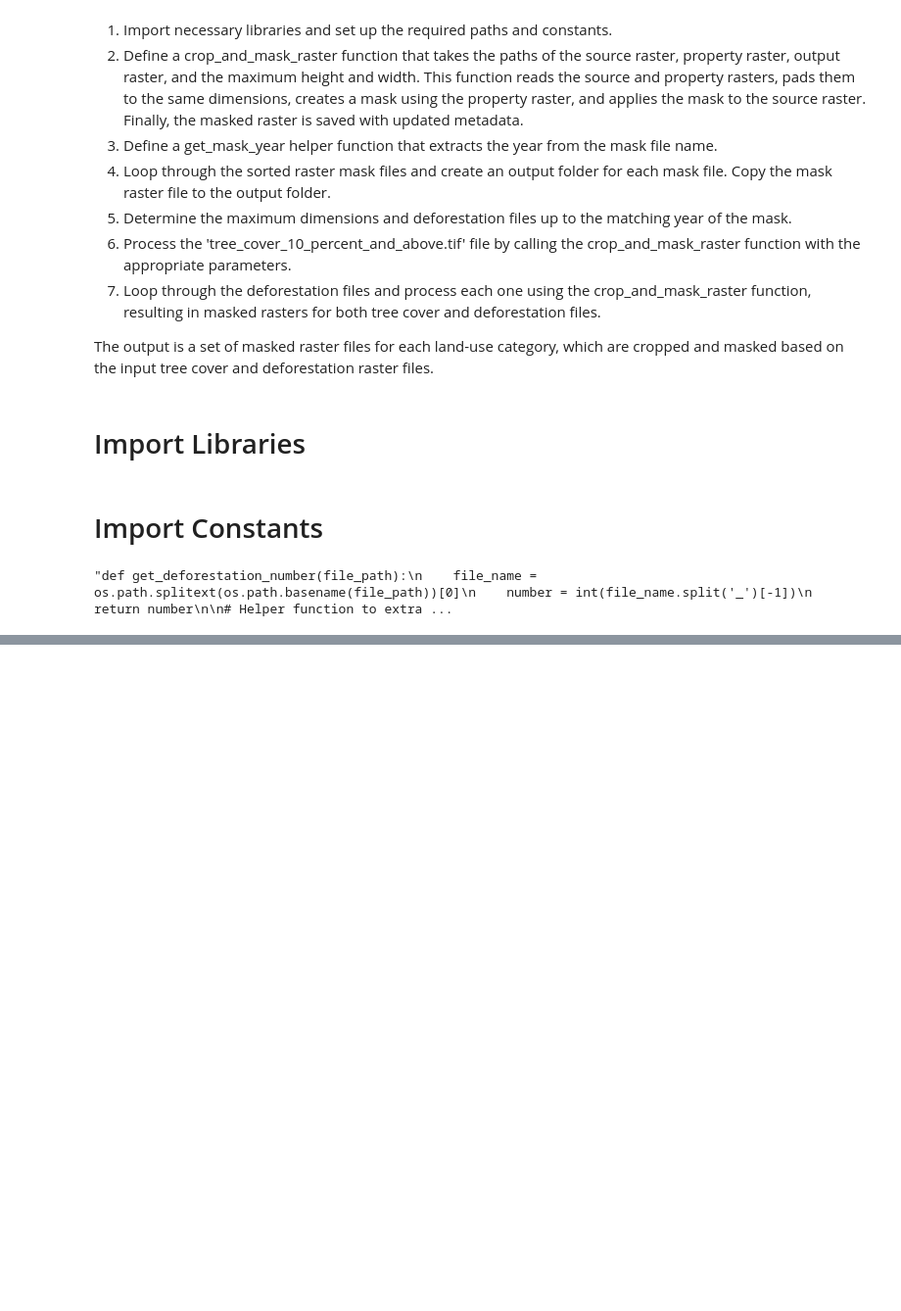
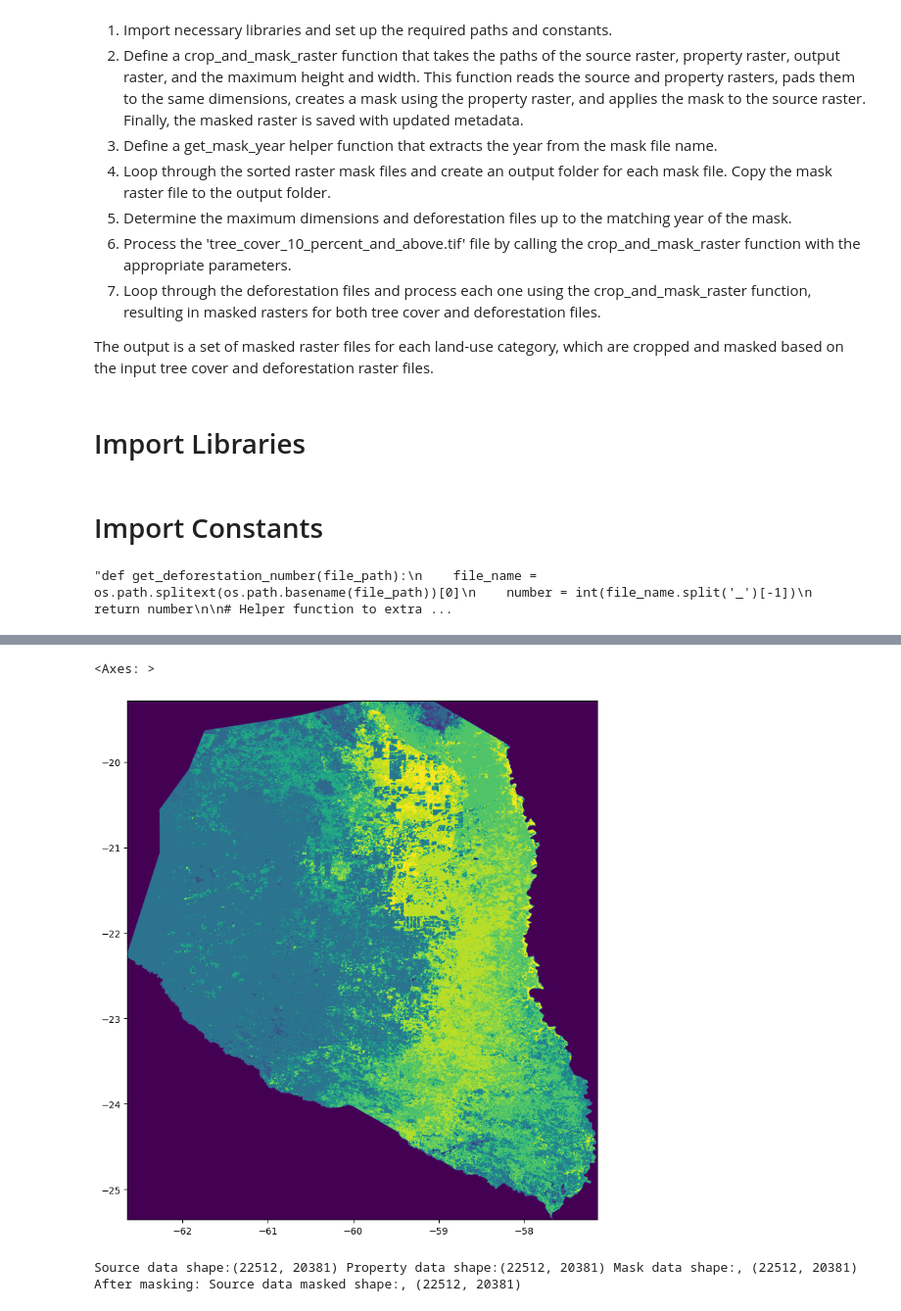
Before and after one commit to cp-PYFOREST/PYFOREST-ML, a Jupyter notebook: 03-preprocessing/crop-mask-lup.ipynb, the cells around one changed output, grey strips where cells are left out. Shown at 98% size. Saved outputs shown, nothing was run; the diff lists cells and outputs as text; code cells hidden in the pictures; blank space fills up the shorter version.

Commit message:
soil raster ready

```diff
--- a/03-preprocessing/crop-mask-lup.ipynb
+++ b/03-preprocessing/crop-mask-lup.ipynb
@@ -211,0 +213,51 @@ Source data shape:(22512, 20381) Property data shape:(22512, 20381) Mask data sh
+# %%
+from rasterio.plot import show
+
+# Open example raster
+raster = rasterio.open(SOIL_RASTER)
+
+# Plot raster
+fig, ax = plt.subplots(1, figsize = (10, 10))
+show(raster, ax = ax)
+plt.gca()
+# %% [output]
+<Axes: >
+[figure, added]
+# %%
+
+# Open the reference raster
+with rasterio.open(TREECOVER_2010) as ref_raster:
+    ref_transform = ref_raster.transform
+    ref_crs = ref_raster.crs
+    ref_width = ref_raster.width
+    ref_height = ref_raster.height
+
+    # Open the raster to be resampled
+    with rasterio.open(SOIL_RASTER) as soil_raster:
+        soil_data = soil_raster.read(1)
+
+        # Create a new array for the resampled data
+        resampled_data = np.empty(shape=(ref_height, ref_width))
+
+        # Resample the soil data
+        reproject(
+            source=soil_data,
+            destination=resampled_data,
+            src_transform=soil_raster.transform,
+            src_crs=soil_raster.crs,
+            dst_transform=ref_transform,
+            dst_crs=ref_crs,
+            resampling=Resampling.nearest)
+
+        # Write the resampled data to a new raster file
+        with rasterio.open('resampled_soil.tif', 'w', driver='GTiff',
+                           height=ref_height, width=ref_width,
+                           count=1, dtype=str(soil_data.dtype),
+                           crs=ref_crs, transform=ref_transform) as dst:
+            dst.write(resampled_data, 1)
+
+soil_masked_output_raster = os.path.join(output_folder,'soil_masked.tif')
+# Now you can pass the resampled soil data to your crop_and_mask_raster function
+crop_and_mask_raster('resampled_soil.tif', raster_to_use_as_mask, soil_masked_output_raster, max_height, max_width)
+# %% [output]
+Source data shape:(22512, 20381) Property data shape:(22512, 20381) Mask data shape:, (22512, 20381) After masking: Source data masked shape:, (22512, 20381)
```
Also changed, not shown: parts of 6 cells of this notebook, 1 other file.
